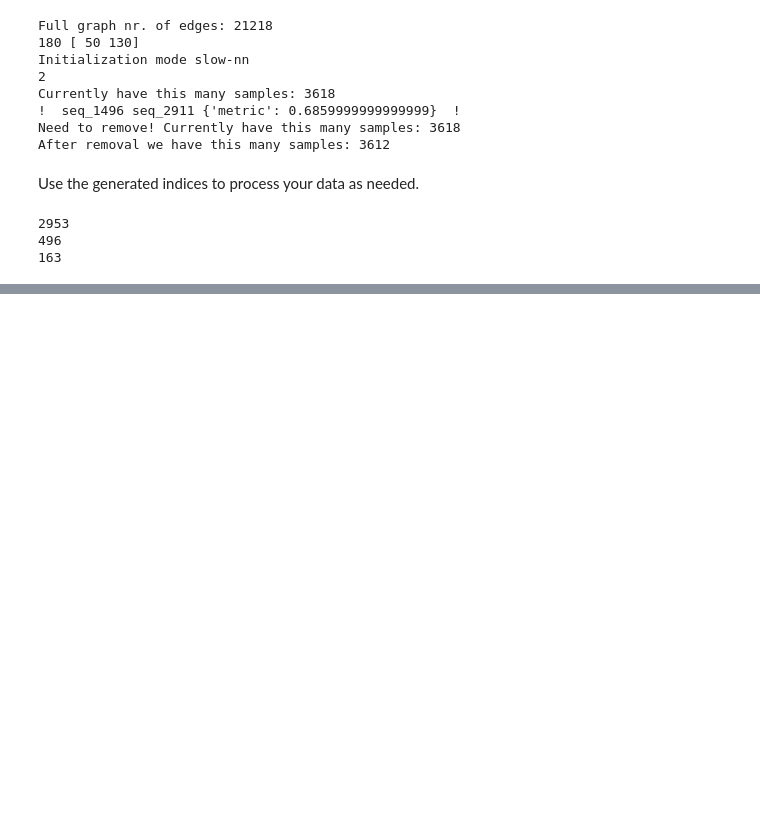
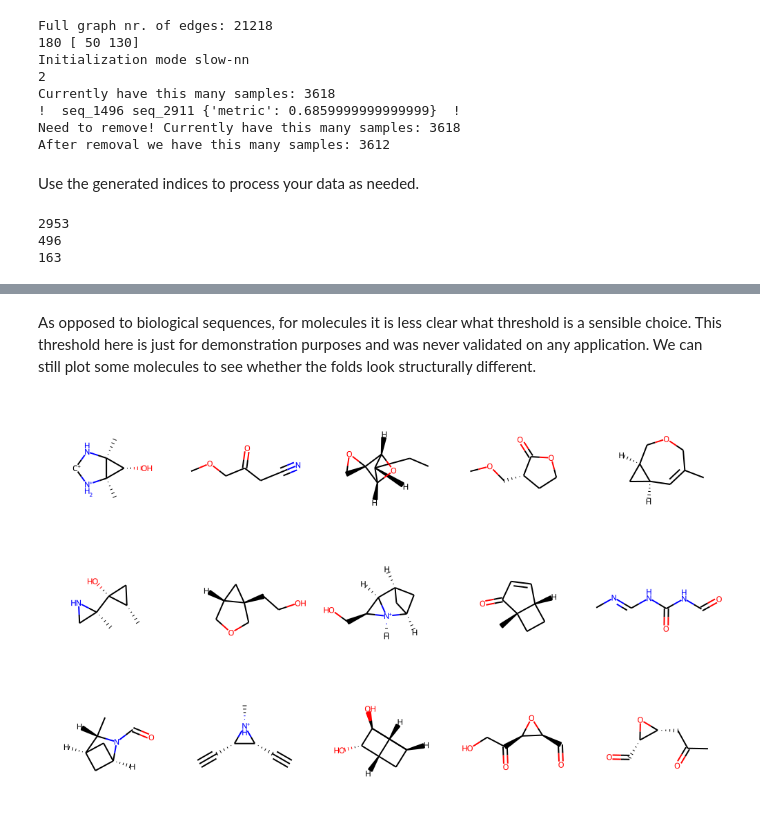
Before and after one commit to graph-part/graph-part, a Jupyter notebook: tutorial.ipynb, the cells around one changed output, grey strips where cells are left out. Cells and saved outputs as stored; diff of their text form; code cells hidden in the pictures; blank space fills up the shorter version.

```diff
--- a/tutorial.ipynb
+++ b/tutorial.ipynb
@@ -103,0 +135,2 @@ print(len(valid_sequences))
+# %%
+train_ids, test_ids, valid_ids = train_test_validation_split(molecules=df['SMILES'][:5000], valid_size=0.1, threshold=0.25, no_moving=False, verbose=False)
@@ -103,0 +149,2 @@ print(len(valid_sequences))
+# %% [markdown]
+As opposed to biological sequences, for molecules it is less clear what threshold is a sensible choice. This threshold here is just for demonstration purposes and was never validated on any application. We can still plot some molecules to see whether the folds look structurally different.
@@ -103,0 +157,5 @@ print(len(valid_sequences))
+# %%
+mols = [Chem.MolFromSmiles(x) for x in df.loc[train_ids[:15]]['SMILES']]
+Draw.MolsToGridImage(mols, molsPerRow=5)
+# %% [output]
+[figure, added]
```
Also changed, not shown: parts of 9 cells of this notebook, 1 other file.
